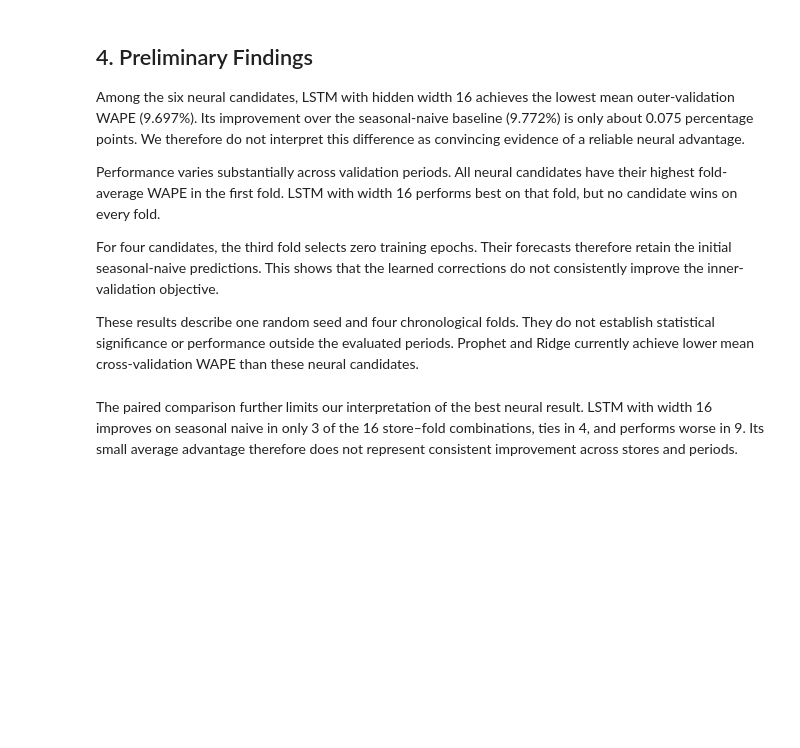
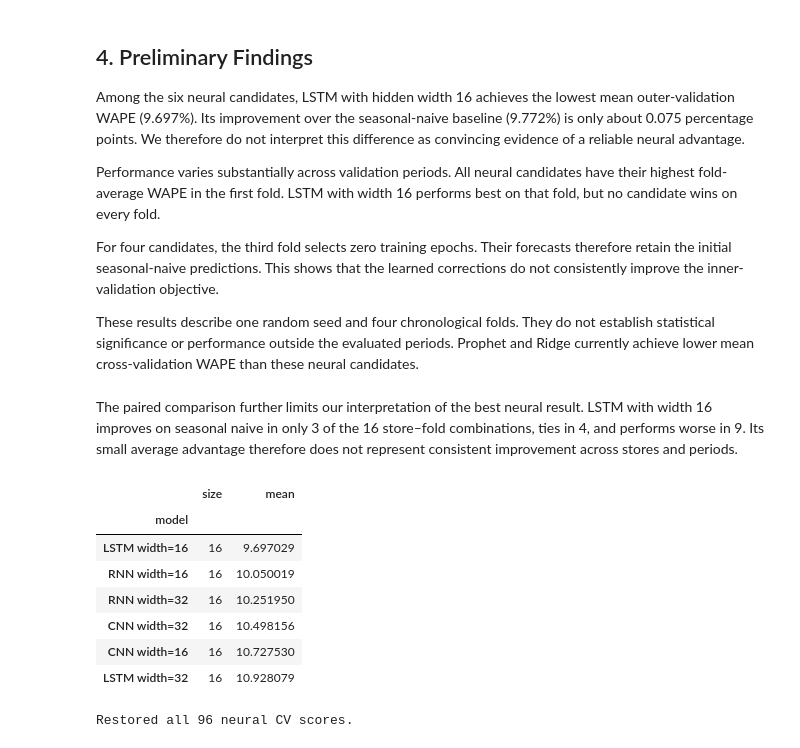
Before and after one commit to dasha-pn/forecasting-and-decision-optimization, a Jupyter notebook: notebooks/05_dl_forecasting.ipynb, the cells around one changed output. Cells and saved outputs as stored; diff of their text form; code cells hidden in the pictures; blank space fills up the shorter version.

Commit message:
adding model comparision and test plus fixes in dl forecasting lodels

```diff
--- a/notebooks/05_dl_forecasting.ipynb
+++ b/notebooks/05_dl_forecasting.ipynb
@@ -1030,3 +1030,58 @@ result. LSTM with width 16 improves on seasonal naive in only 3 of the
 16 store–fold combinations, ties in 4, and performs worse in 9.
 Its small average advantage therefore does not represent consistent
 improvement across stores and periods.
+# %%
+expected_models = {spec["name"] for spec in DL_CANDIDATES}
+
+expected_pairs = {
+    (int(fold), store_id)
+    for fold in cv_schedule["fold"]
+    for store_id in STORE_IDS
+}
+
+assert set(dl_scores["model"]) == expected_models, (
+    "The kernel does not contain results for all six models."
+)
+
+assert not dl_scores.duplicated(
+    ["model", "fold", "store_id"]
+).any()
+
+for model_name in expected_models:
+    part = dl_scores.loc[dl_scores["model"] == model_name]
+
+    assert set(zip(part["fold"], part["store_id"])) == expected_pairs
+    assert np.isfinite(
+        part[["MAE", "RMSE", "WAPE_pct", "bias_pct"]]
+        .to_numpy(dtype=float)
+    ).all()
+
+assert len(dl_scores) == 96
+
+output_path = (
+    PROJECT_ROOT / "results" / "dl_forecasting"
+    / "dl_cv_scores.csv"
+)
+
+dl_scores.to_csv(output_path, index=False)
+
+saved = pd.read_csv(output_path)
+assert len(saved) == 96
+
+display(
+    saved.groupby("model")["WAPE_pct"]
+    .agg(["size", "mean"])
+    .sort_values("mean")
+)
+
+print("Restored all 96 neural CV scores.")
+# %% [output]
+|  | size | mean |
+| model |  |  |
+| LSTM width=16 | 16 | 9.697029 |
+| RNN width=16 | 16 | 10.050019 |
+| RNN width=32 | 16 | 10.251950 |
+| CNN width=32 | 16 | 10.498156 |
+| CNN width=16 | 16 | 10.727530 |
+| LSTM width=32 | 16 | 10.928079 |
+Restored all 96 neural CV scores.
```
Also changed, not shown: parts of 1 cell of this notebook, 1 other file.
